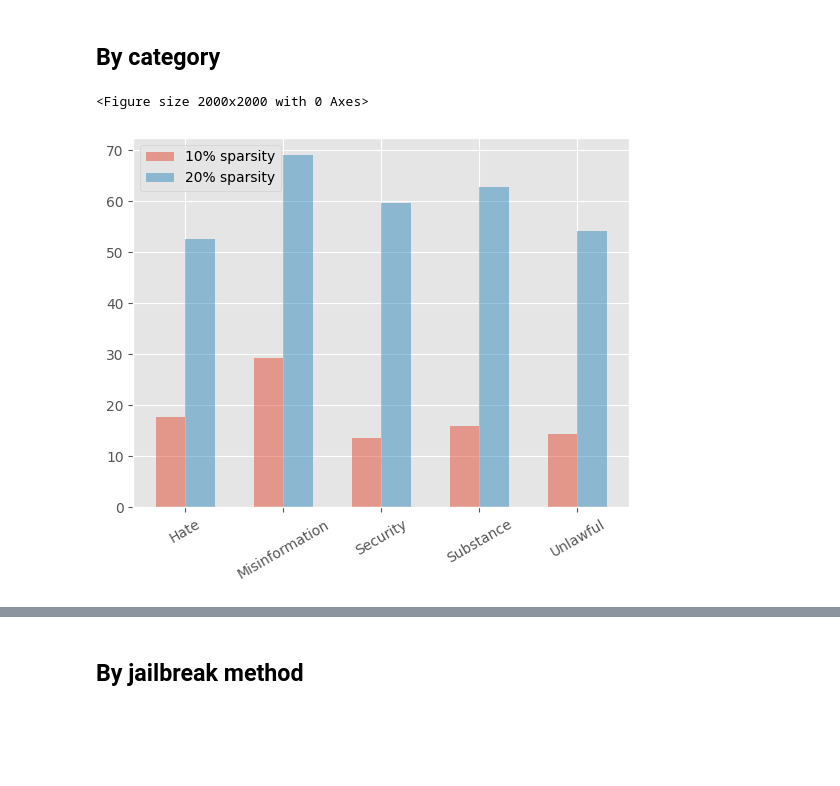
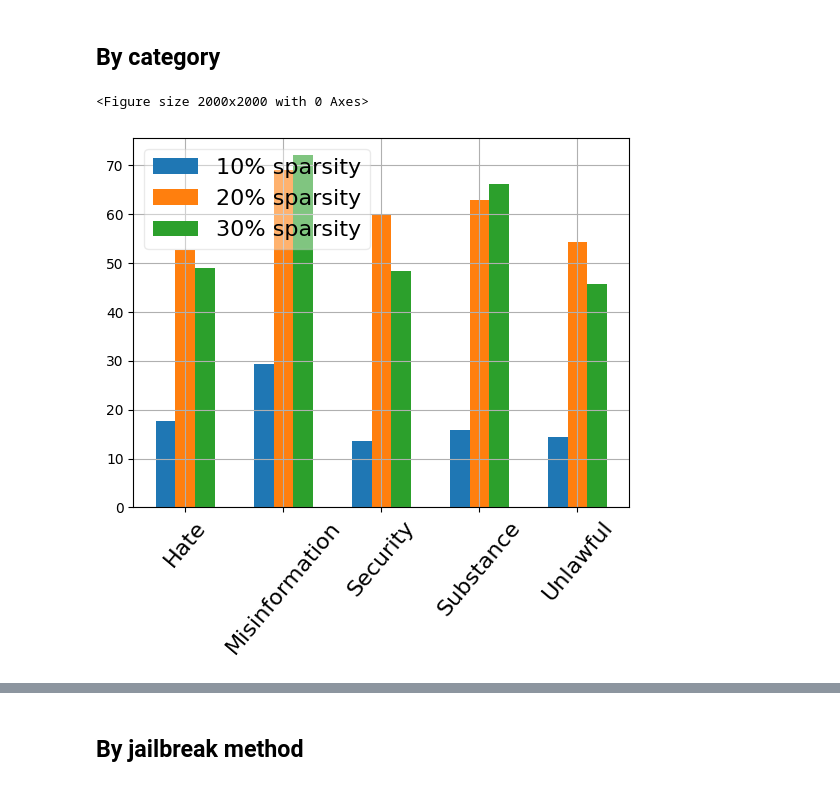
Before and after one commit to CrystalEye42/eval-safety, a Jupyter notebook: analyze_metrics.ipynb, the cells around one changed output, grey strips where cells are left out. Cells and saved outputs as stored; diff of their text form; code cells hidden in the pictures; blank space fills up the shorter version.

```diff
--- a/analyze_metrics.ipynb
+++ b/analyze_metrics.ipynb
@@ -8,7 +25,7 @@ from analyze_attention_patterns import is_last_token_in_jailbreak
 ## By category
 # %%
 all_by_category_20 = {}
-for metric_name in ["metric1", "metric3"]:
+for metric_name in ["metric1", "metric3", "metric4"]:
     metric_fn = f"result_20_sparse_{metric_name}.pkl"
     with open(metric_fn, 'rb') as f:
         metric = pickle.load(f)
@@ -23,7 +40,7 @@ for metric_name in ["metric1", "metric3"]:
 
 
 all_by_category_10= {}
-for metric_name in ["metric1", "metric3"]:
+for metric_name in ["metric1", "metric3", "metric4"]:
     metric_fn = f"result_10_sparse_{metric_name}.pkl"
     with open(metric_fn, 'rb') as f:
         metric = pickle.load(f)
@@ -34,26 +51,51 @@ for metric_name in ["metric1", "metric3"]:
                 for severity_name, severity_data in per_task_data.items():
                     by_category[category_name].extend(severity_data)
     all_by_category_10[metric_name] = by_category
+
+
+all_by_category_30= {}
+for metric_name in ["metric1", "metric3", "metric4"]:
+    metric_fn = f"result_30_sparse_{metric_name}.pkl"
+    with open(metric_fn, 'rb') as f:
+        metric = pickle.load(f)
+    by_category = defaultdict(list)
+    for jailbreak_method, per_category_results in metric.items():
+        for category_name, subcategory_data in per_category_results.items():
+            for task_name, per_task_data in subcategory_data.items():
+                for severity_name, severity_data in per_task_data.items():
+                    by_category[category_name].extend(severity_data)
+    all_by_category_30[metric_name] = by_category
 # %%
-plt.style.use("ggplot")
+plt.style.use("default")
 plt.figure(figsize=(20,20));
 fig, ax = plt.subplots();
-width = 0.3
+width = 0.2
 ax.bar([1.0, 2.0, 3.0, 4.0, 5.0],
        [-np.mean(category_data) for category_data in all_by_category_10['metric1'].values()],
        width,
-       alpha=0.5,
+       alpha=1,
       label='10% sparsity');
 ax.bar([1 + width, 2 + width, 3 + width, 4 + width, 5 + width],
        [-np.mean(category_data) for category_data in all_by_category_20['metric1'].values()],
        width,
-       alpha=0.5,
+       alpha=1,
        label='20% sparsity');
 ax.set_xticks([1 + width/2, 2 + width/2, 3 + width/2, 4 + width/2, 5 + width/2], all_by_category_10['metric1'].keys())
 ax.set_xticklabels([x.split()[0] for x in all_by_category_10['metric1'].keys()], rotation=30);
 
-plt.legend()
+
+ax.bar([1 + 2 * width, 2 + 2 * width, 3 + 2 * width, 4 + 2 * width, 5 + 2 * width],
+       [-np.mean(category_data) for category_data in all_by_category_30['metric1'].values()],
+       width,
+       alpha=1,
+       label='30% sparsity');
+ax.set_xticks([1 + width, 2 + width, 3 + width, 4 + width, 5 + width], all_by_category_10['metric1'].keys())
+ax.set_xticklabels([x.split()[0] for x in all_by_category_30['metric1'].keys()], rotation=50, fontsize=16);
+
+
+plt.legend(fontsize=16, framealpha=0.4)
+plt.grid()
 plt.savefig('intra_task_per_category.pdf', bbox_inches='tight', format='pdf')
 # %% [output]
 <Figure size 2000x2000 with 0 Axes>
-[figure, old version]
+[figure, new version]
```
Also changed, not shown: parts of 8 cells of this notebook, 6 other files.
